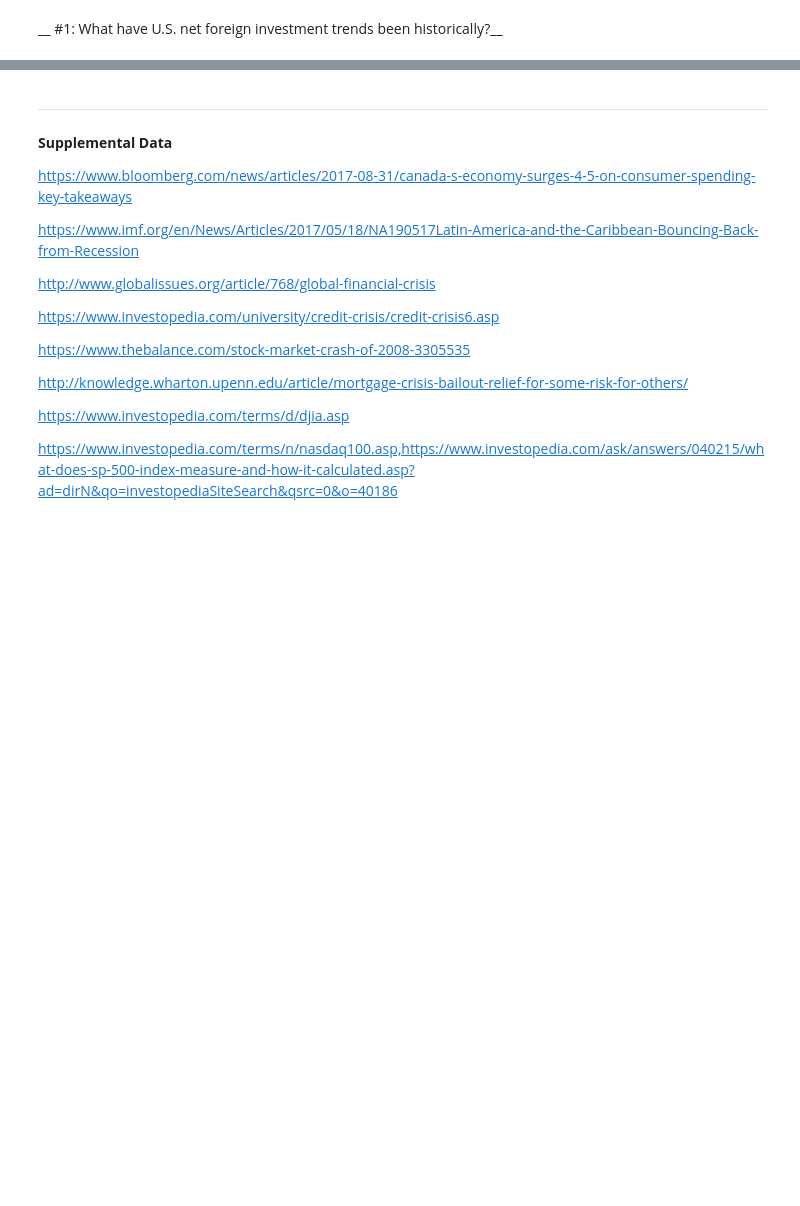
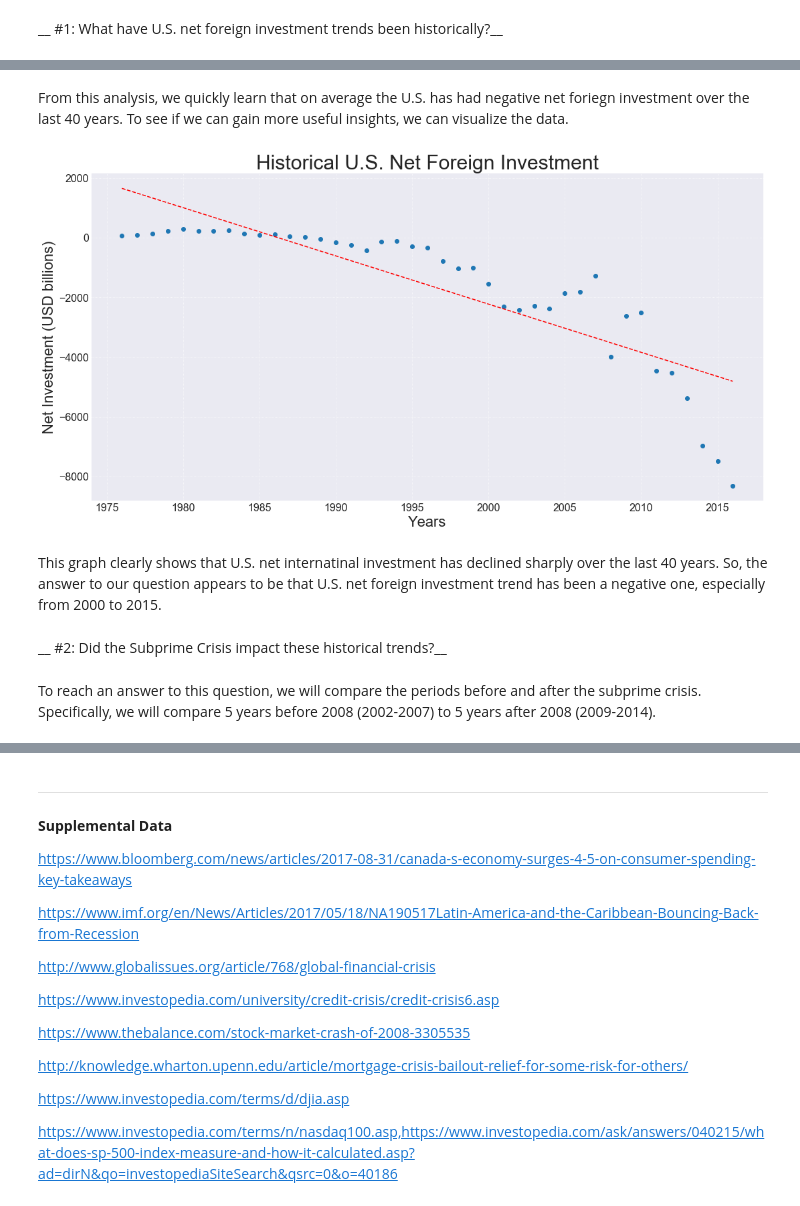
Before and after one commit to dataninja-python/Capstone, a Jupyter notebook: Capstone_AJ-Igherighe_Jan2018.ipynb, the cells around one changed output, grey strips where cells are left out. Drawn from its saved outputs; the diff is of its cells as text; code cells hidden in the pictures; blank space fills up the shorter version.

```diff
--- a/Capstone_AJ-Igherighe_Jan2018.ipynb
+++ b/Capstone_AJ-Igherighe_Jan2018.ipynb
@@ -130,0 +265,4 @@ After removing the number of unnecessary leading columns and header rows, we wer
+# %%
+capstone_data = create_dataframe(file)
+capstone_data.set_index('Type of investment', inplace=True)
+capstone_data.head()
@@ -130,0 +276,5 @@ After removing the number of unnecessary leading columns and header rows, we wer
+# %%
+row_names = list(capstone_data.index)
+series_net_investment = pd.Series(capstone_data.loc[row_names[0]].copy()) / 1000
+series_assets = pd.Series(capstone_data.loc[row_names[1]].copy()) / 1000
+series_liabilities = pd.Series(capstone_data.loc[row_names[2]].copy()) / 1000
@@ -203,0 +303,33 @@ plt.show()
+# %% [markdown]
+From this analysis, we quickly learn that on average the U.S. has had negative net foriegn investment over the last 40 years.  To see if we can gain more useful insights, we can visualize the data.
+# %%
+values_dict = series_net_investment.to_dict()
+
+y_list = []
+x_list = []
+for key, value in values_dict.items():
+    # print(key, value)
+    y_list.append(int(value))
+    x_list.append(int(key))
+
+# plot the new values and index
+fig = plt.figure(figsize=(18, 9))
+plt.scatter(x_list, y_list)
+z = np.polyfit(x_list, y_list, 1)
+p = np.poly1d(z)
+plt.plot(x_list,p(x_list),"r--")
+plt.xlabel('Years').set_size(22)
+plt.ylabel('Net Investment (USD billions)').set_size(22)
+plt.title('Historical U.S. Net Foreign Investment').set_size(30)
+plt.xticks(size=16)
+plt.yticks(size=16)
+plt.grid(linestyle='dotted')
+plt.show()
+# %% [output]
+[figure, added]
+# %% [markdown]
+This graph clearly shows that U.S. net internatinal investment has declined sharply over the last 40 years.  So, the answer to our question appears to be that U.S. net foreign investment trend has been a negative one, especially from 2000 to 2015.
+# %% [markdown]
+__ #2: Did the Subprime Crisis impact these historical trends?__
+# %% [markdown]
+To reach an answer to this question, we will compare the periods before and after the subprime crisis.  Specifically, we will compare 5 years before 2008 (2002-2007) to 5 years after 2008 (2009-2014).
```
Also changed, not shown: parts of 47 cells of this notebook, 2 other files.
